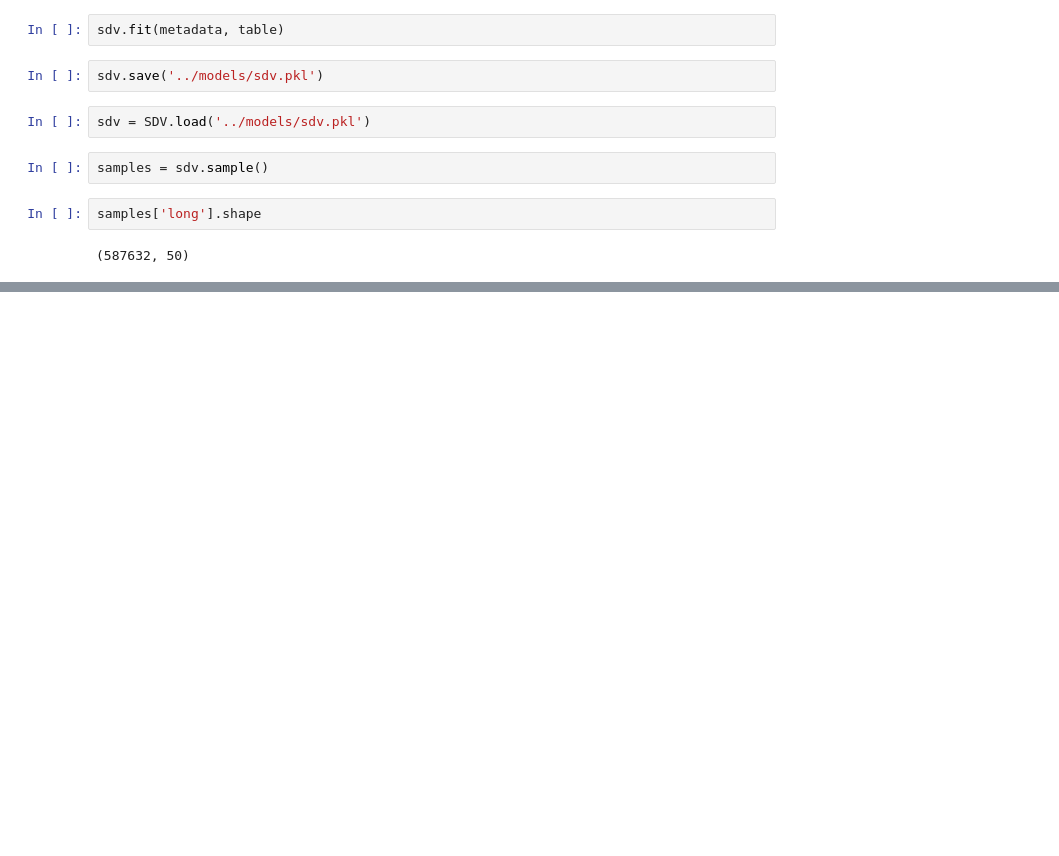
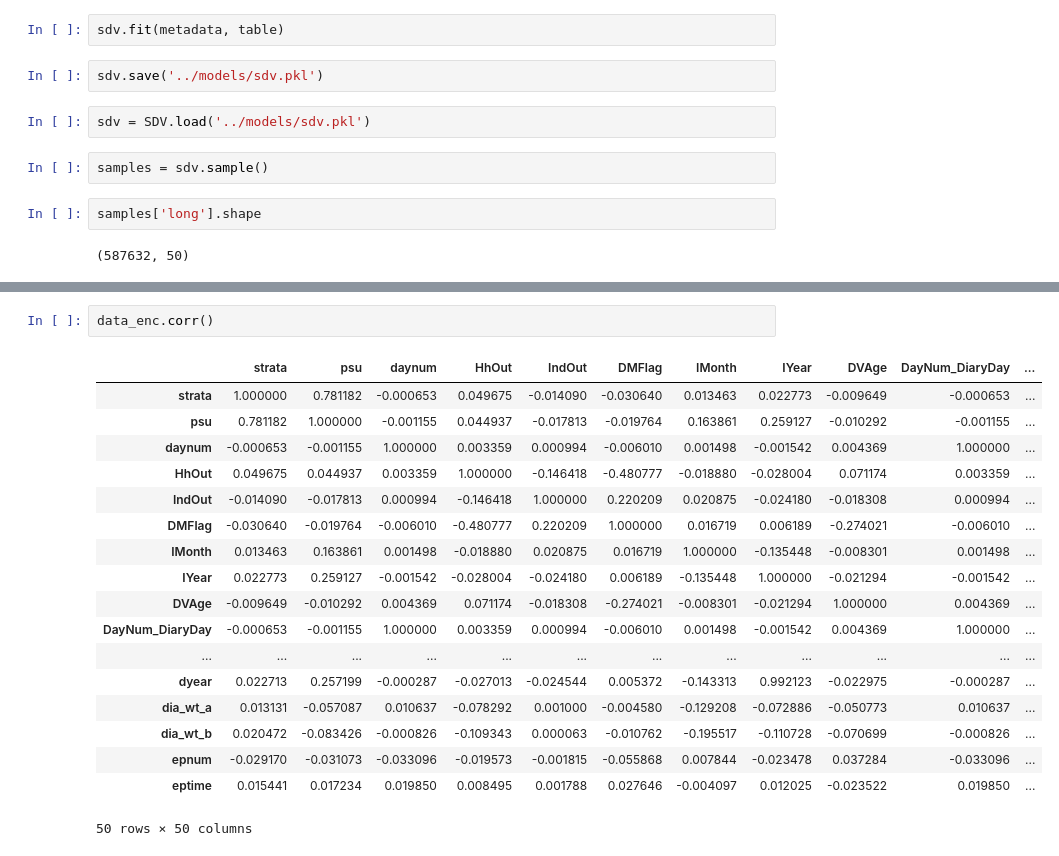
Before and after one commit to roshan-pandey/synthetic-data-gen, a Jupyter notebook: src/synth-data-svd.ipynb, the cells around one changed output, grey strips where cells are left out. Drawn from its saved outputs; the diff is of its cells as text; blank space fills up the shorter version.

```diff
--- a/src/synth-data-svd.ipynb
+++ b/src/synth-data-svd.ipynb
@@ -49,0 +82,21 @@ sns.heatmap(long_df.corr())
+# %%
+data_enc.corr()
+# %% [output]
+|  | strata | psu | daynum | HhOut | IndOut | DMFlag | IMonth | IYear | DVAge | DayNum_DiaryDay | ... |
+| strata | 1.000000 | 0.781182 | -0.000653 | 0.049675 | -0.014090 | -0.030640 | 0.013463 | 0.022773 | -0.009649 | -0.000653 | ... |
+| psu | 0.781182 | 1.000000 | -0.001155 | 0.044937 | -0.017813 | -0.019764 | 0.163861 | 0.259127 | -0.010292 | -0.001155 | ... |
+| daynum | -0.000653 | -0.001155 | 1.000000 | 0.003359 | 0.000994 | -0.006010 | 0.001498 | -0.001542 | 0.004369 | 1.000000 | ... |
+| HhOut | 0.049675 | 0.044937 | 0.003359 | 1.000000 | -0.146418 | -0.480777 | -0.018880 | -0.028004 | 0.071174 | 0.003359 | ... |
+| IndOut | -0.014090 | -0.017813 | 0.000994 | -0.146418 | 1.000000 | 0.220209 | 0.020875 | -0.024180 | -0.018308 | 0.000994 | ... |
+| DMFlag | -0.030640 | -0.019764 | -0.006010 | -0.480777 | 0.220209 | 1.000000 | 0.016719 | 0.006189 | -0.274021 | -0.006010 | ... |
+| IMonth | 0.013463 | 0.163861 | 0.001498 | -0.018880 | 0.020875 | 0.016719 | 1.000000 | -0.135448 | -0.008301 | 0.001498 | ... |
+| IYear | 0.022773 | 0.259127 | -0.001542 | -0.028004 | -0.024180 | 0.006189 | -0.135448 | 1.000000 | -0.021294 | -0.001542 | ... |
+| DVAge | -0.009649 | -0.010292 | 0.004369 | 0.071174 | -0.018308 | -0.274021 | -0.008301 | -0.021294 | 1.000000 | 0.004369 | ... |
+| DayNum_DiaryDay | -0.000653 | -0.001155 | 1.000000 | 0.003359 | 0.000994 | -0.006010 | 0.001498 | -0.001542 | 0.004369 | 1.000000 | ... |
+| ... | ... | ... | ... | ... | ... | ... | ... | ... | ... | ... | ... |
+| dyear | 0.022713 | 0.257199 | -0.000287 | -0.027013 | -0.024544 | 0.005372 | -0.143313 | 0.992123 | -0.022975 | -0.000287 | ... |
+| dia_wt_a | 0.013131 | -0.057087 | 0.010637 | -0.078292 | 0.001000 | -0.004580 | -0.129208 | -0.072886 | -0.050773 | 0.010637 | ... |
+| dia_wt_b | 0.020472 | -0.083426 | -0.000826 | -0.109343 | 0.000063 | -0.010762 | -0.195517 | -0.110728 | -0.070699 | -0.000826 | ... |
+| epnum | -0.029170 | -0.031073 | -0.033096 | -0.019573 | -0.001815 | -0.055868 | 0.007844 | -0.023478 | 0.037284 | -0.033096 | ... |
+| eptime | 0.015441 | 0.017234 | 0.019850 | 0.008495 | 0.001788 | 0.027646 | -0.004097 | 0.012025 | -0.023522 | 0.019850 | ... |
+50 rows × 50 columns
```
Also changed, not shown: parts of 6 cells of this notebook, 2 other files.
